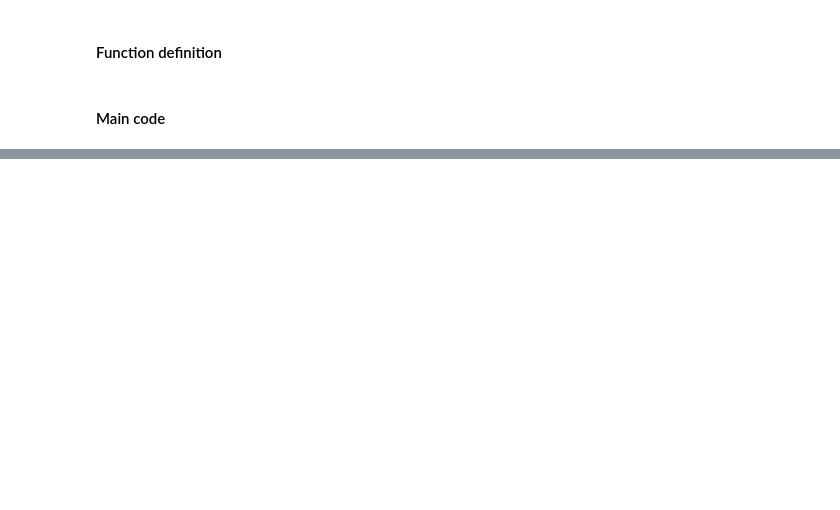
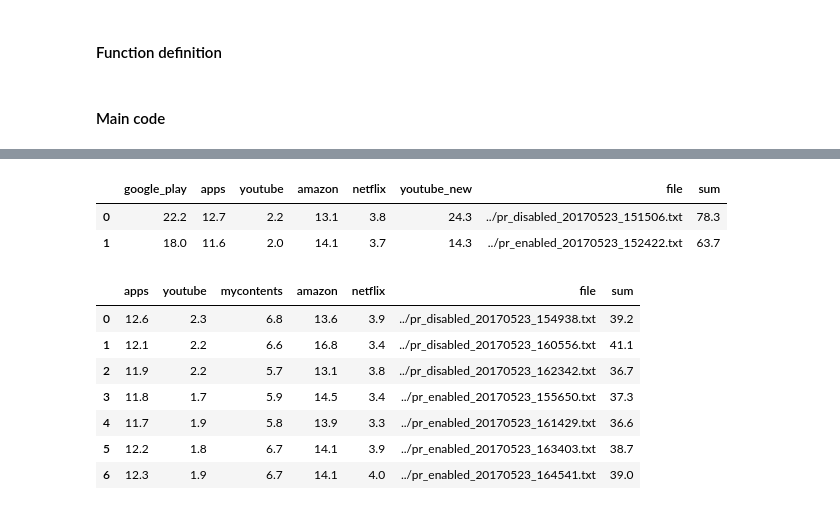
Before and after one commit to rambar/PreReclaim, a Jupyter notebook: python/chart_render.ipynb, the cells around one changed output, grey strips where cells are left out. Drawn from its saved outputs; the diff is of its cells as text; code cells hidden in the pictures; blank space fills up the shorter version.

```diff
--- a/python/chart_render.ipynb
+++ b/python/chart_render.ipynb
@@ -105,0 +194,31 @@ launching_time("log/test12.txt")
+# %%
+files = ["../pr_disabled_20170523_151506.txt",
+         "../pr_enabled_20170523_152422.txt"]
+cols = ['google_play', 'apps', 'youtube', 'amazon', 'netflix', 'youtube_new']
+show_result(files, cols)
+# %% [output]
+|  | google_play | apps | youtube | amazon | netflix | youtube_new | file | sum |
+| 0 | 22.2 | 12.7 | 2.2 | 13.1 | 3.8 | 24.3 | ../pr_disabled_20170523_151506.txt | 78.3 |
+| 1 | 18.0 | 11.6 | 2.0 | 14.1 | 3.7 | 14.3 | ../pr_enabled_20170523_152422.txt | 63.7 |
+# %%
+files = ["../pr_disabled_20170523_154938.txt",
+         "../pr_disabled_20170523_160556.txt",
+         "../pr_disabled_20170523_162342.txt",
+         "../pr_enabled_20170523_155650.txt",
+         "../pr_enabled_20170523_161429.txt",
+         "../pr_enabled_20170523_163403.txt",
+         "../pr_enabled_20170523_164541.txt"]
+cols = ['google_play', 'apps', 'youtube', 'mycontents', 'amazon', 'netflix', 'youtube_new']
+df = show_result(files, cols)
+df.drop(['google_play', 'youtube_new', 'sum'], axis=1, inplace=True)
+df['sum'] = df.sum(axis=1)
+df
+# %% [output]
+|  | apps | youtube | mycontents | amazon | netflix | file | sum |
+| 0 | 12.6 | 2.3 | 6.8 | 13.6 | 3.9 | ../pr_disabled_20170523_154938.txt | 39.2 |
+| 1 | 12.1 | 2.2 | 6.6 | 16.8 | 3.4 | ../pr_disabled_20170523_160556.txt | 41.1 |
+| 2 | 11.9 | 2.2 | 5.7 | 13.1 | 3.8 | ../pr_disabled_20170523_162342.txt | 36.7 |
+| 3 | 11.8 | 1.7 | 5.9 | 14.5 | 3.4 | ../pr_enabled_20170523_155650.txt | 37.3 |
+| 4 | 11.7 | 1.9 | 5.8 | 13.9 | 3.3 | ../pr_enabled_20170523_161429.txt | 36.6 |
+| 5 | 12.2 | 1.8 | 6.7 | 14.1 | 3.9 | ../pr_enabled_20170523_163403.txt | 38.7 |
+| 6 | 12.3 | 1.9 | 6.7 | 14.1 | 4.0 | ../pr_enabled_20170523_164541.txt | 39.0 |
```
Also changed, not shown: parts of 15 cells of this notebook, 2 other files.
